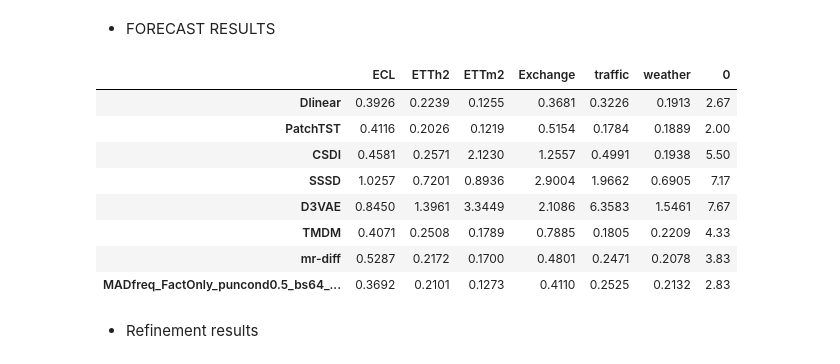
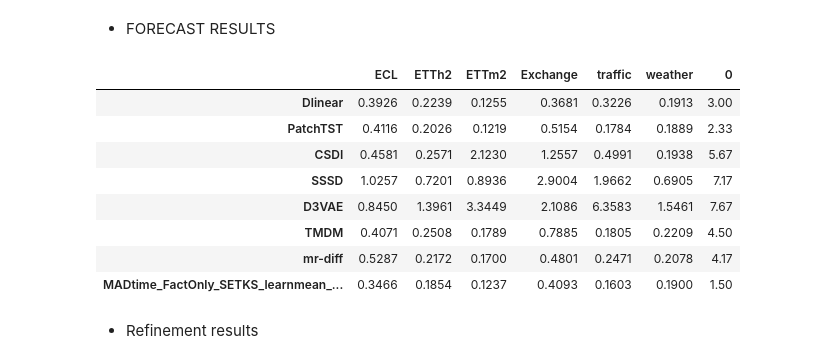
Before and after one commit to WillWang1113/Moving-Average-Diffusion, a Jupyter notebook: notebooks/benchdata_preprocess.ipynb, the cells around one changed output. Cells and saved outputs as stored; diff of their text form; code cells hidden in the pictures.

```diff
--- a/notebooks/benchdata_preprocess.ipynb
+++ b/notebooks/benchdata_preprocess.ipynb
@@ -392,8 +392,9 @@ bs = 128
 # model_name = f"MADtime_pl_FactOnly_SETKS_FreqDoi_CFG_puncond0.8_bs{bs}_fcst"
 # model_name = "MADtime_FactOnly_SETKS_learnmean_freqdenoise_bs64_fast"
 # model_name = "MADtime_FactOnly_SETKS_learnmean_freqdenoise_puncond0.5_bs64_fcst"
-model_name = "MADfreq_FactOnly_puncond0.5_bs64_fcst"
-# model_name = "MADtime_FactOnly_SETKS_learnmean_freqdenoise_bs64_new"
+# model_name = "MADfreq_FactOnly_puncond0.5_bs64_fcst"
+# model_name = "MADT_FO_SETKS_FD_bs64_fcst"
+model_name = "MADtime_FactOnly_SETKS_learnmean_freqdenoise_bs64_new"
 
 # * BEST FCST
 # model_name = "best_MADtime_pl_FactOnly_FreqDoi"
@@ -410,41 +411,41 @@ df = pd.read_csv("../assets/results_MSE.csv", delimiter="\t")
 
 df = pd.merge(df, new_df)
 
 # df = pd.concat([df, new_df], axis=1)
 df = df.groupby("dataset").mean()
 # # df
 # df = df[['Dlinear', 'PatchTST', 'CSDI','D3VAE', 'SSSD', 'TMDM', 'mr-diff','MADtime_freqdenoise_bs128']]
 df = df[
     [
         "Dlinear",
         "PatchTST",
         "CSDI",
         "SSSD",
         "D3VAE",
         "TMDM",
         "mr-diff",
         model_name,
     ]
 ]
 # df = df[['Dlinear', 'PatchTST', 'CSDI', 'SSSD', 'D3VAE','TMDM', 'mr-diff','MADfreq_pl_doublenorm_dp0.3','MADtime_freqdenoise']]
 df = df.T
 # df = df.drop(columns=['MFRED']).round(4)
 # df = df.drop(columns=["MFRED", "ETTh1", "ETTm1"]).round(4)
 df = df.round(4)
 df = pd.concat([df, df.rank().mean(axis=1).round(2)], axis=1)
 df
 
 # print(df.to_latex())
 # %% [output]
 |  | ECL | ETTh2 | ETTm2 | Exchange | traffic | weather | 0 |
-| Dlinear | 0.3926 | 0.2239 | 0.1255 | 0.3681 | 0.3226 | 0.1913 | 2.67 |
-| PatchTST | 0.4116 | 0.2026 | 0.1219 | 0.5154 | 0.1784 | 0.1889 | 2.00 |
-| CSDI | 0.4581 | 0.2571 | 2.1230 | 1.2557 | 0.4991 | 0.1938 | 5.50 |
+| Dlinear | 0.3926 | 0.2239 | 0.1255 | 0.3681 | 0.3226 | 0.1913 | 3.00 |
+| PatchTST | 0.4116 | 0.2026 | 0.1219 | 0.5154 | 0.1784 | 0.1889 | 2.33 |
+| CSDI | 0.4581 | 0.2571 | 2.1230 | 1.2557 | 0.4991 | 0.1938 | 5.67 |
 | SSSD | 1.0257 | 0.7201 | 0.8936 | 2.9004 | 1.9662 | 0.6905 | 7.17 |
 | D3VAE | 0.8450 | 1.3961 | 3.3449 | 2.1086 | 6.3583 | 1.5461 | 7.67 |
-| TMDM | 0.4071 | 0.2508 | 0.1789 | 0.7885 | 0.1805 | 0.2209 | 4.33 |
-| mr-diff | 0.5287 | 0.2172 | 0.1700 | 0.4801 | 0.2471 | 0.2078 | 3.83 |
-| MADfreq_FactOnly_puncond0.5_bs64_... | 0.3692 | 0.2101 | 0.1273 | 0.4110 | 0.2525 | 0.2132 | 2.83 |
+| TMDM | 0.4071 | 0.2508 | 0.1789 | 0.7885 | 0.1805 | 0.2209 | 4.50 |
+| mr-diff | 0.5287 | 0.2172 | 0.1700 | 0.4801 | 0.2471 | 0.2078 | 4.17 |
+| MADtime_FactOnly_SETKS_learnmean_... | 0.3466 | 0.1854 | 0.1237 | 0.4093 | 0.1603 | 0.1900 | 1.50 |
 # %% [markdown]
 * Refinement results
 # %%
```
Also changed, not shown: parts of 1 cell of this notebook, 34 other files.
